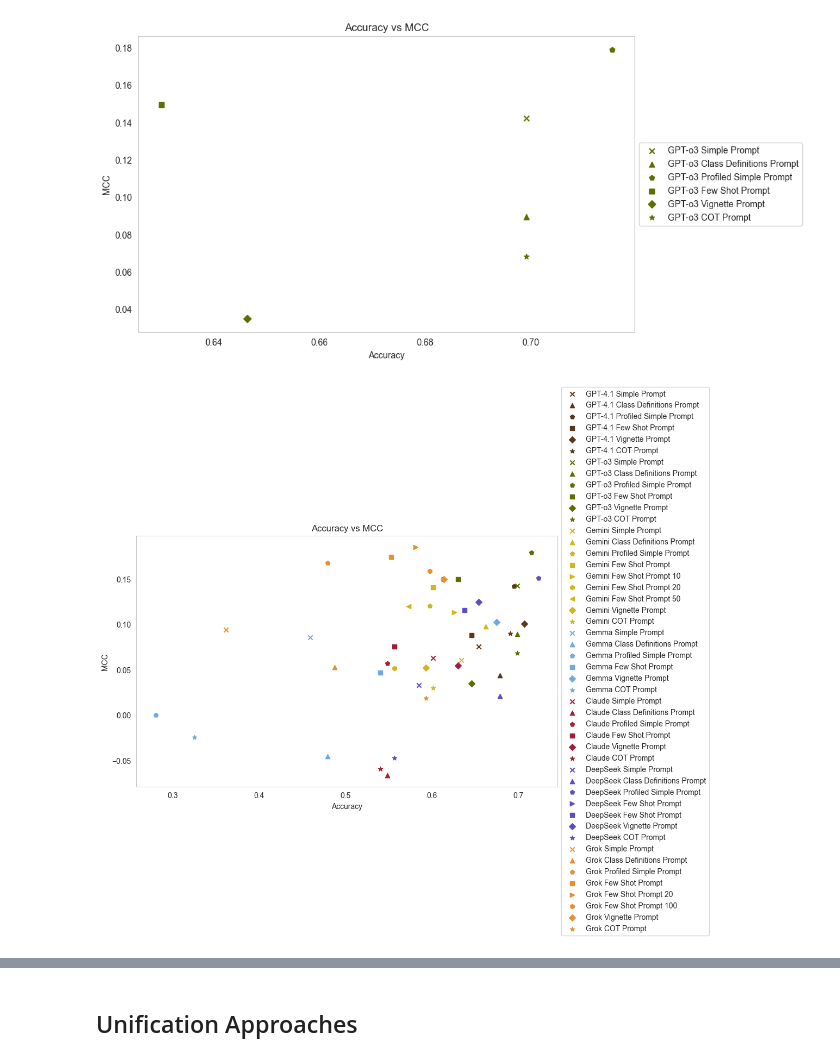
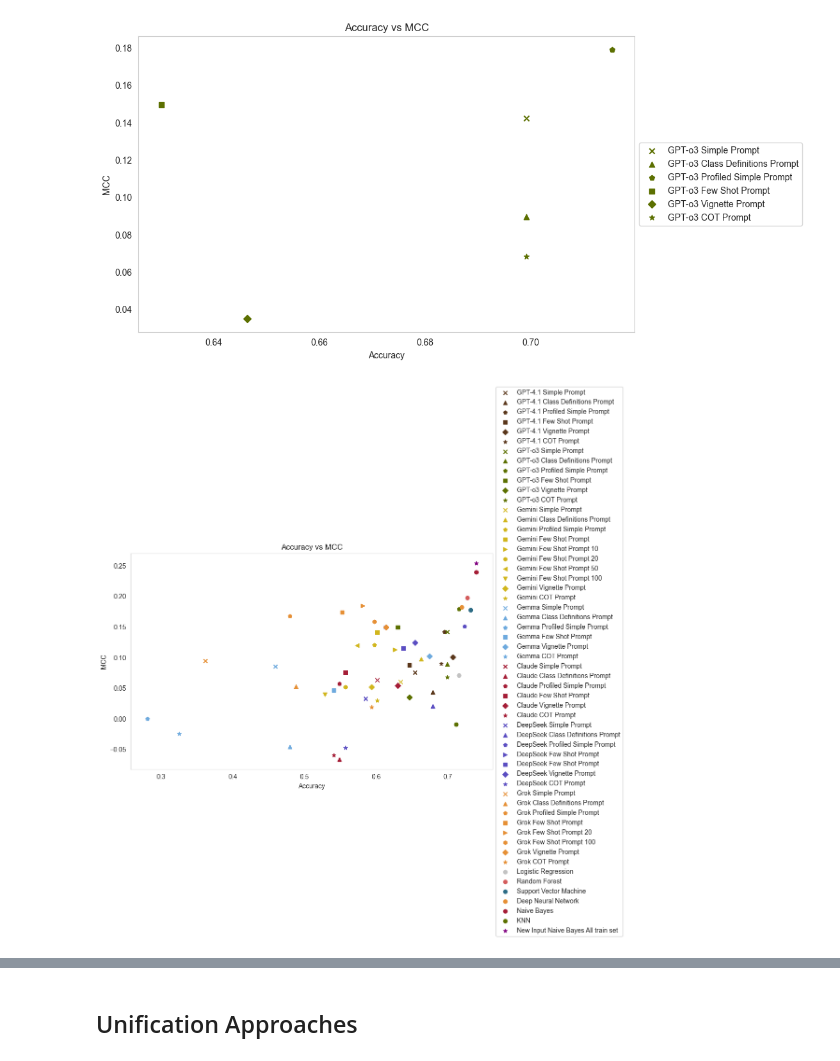
Before and after one commit to kimmizi/master_thesis, a Jupyter notebook: exp/05_Evaluation_Performance.ipynb, the cells around one changed output, grey strips where cells are left out. Cells and saved outputs as stored; diff of their text form; code cells hidden in the pictures.

```diff
--- a/exp/05_Evaluation_Performance.ipynb
+++ b/exp/05_Evaluation_Performance.ipynb
@@ -129,6 +129,7 @@ y_pred_OR_best_LLMs = pd.read_csv(
 # %%
 y_pred_new_input_dnn = pd.read_csv("04_Unification/y_pred_unification/new_input/y_pred_new_input_dnn_X_train.csv", sep = ",")
 y_pred_new_input_svc = pd.read_csv("04_Unification/y_pred_unification/new_input/y_pred_new_input_svc_X_train.csv", sep =",")
+y_pred_new_input_nb = pd.read_csv("04_Unification/y_pred_unification/new_input/y_pred_new_input_nb_X_train.csv", sep =",")
 # y_pred_new_input_svc_2 = pd.read_csv("04_Unification/y_pred_unification/new_input/y_pred_new_input_svc_all.csv", sep =",")
 # %% [markdown]
 # 1 Metrics
@@ -252,12 +253,21 @@ def calculate_metrics(y_test, y_pred):
     micro_f1 = recall_score(y_test, y_pred, average = "micro")
     mcc = matthews_corrcoef(y_test, y_pred)
 
-    cm = confusion_matrix(y_test, y_pred)
-    precision = cm[1, 1] / (cm[1, 1] + cm[0, 1])
-    recall = cm[1, 1] / (cm[1, 1] + cm[1, 0])
+    tn, fp, fn, tp = confusion_matrix(y_test, y_pred).ravel().tolist()
 
-    sensitivity = cm[1,1]/(cm[1,0]+cm[1,1])
-    specificity = cm[0,0]/(cm[0,0]+cm[0,1])
+    # cm = confusion_matrix(y_test, y_pred)
+    # precision = cm[1, 1] / (cm[1, 1] + cm[0, 1])
+    # recall = cm[1, 1] / (cm[1, 1] + cm[1, 0])
+    #
+    # sensitivity = cm[1,1]/(cm[1,0]+cm[1,1])
+    # specificity = cm[0,0]/(cm[0,0]+cm[0,1])
+
+    specificity = tn / (tn + fp)
+    sensitivity = tp / (tp + fn)
+
+    recall = tp / (tp + fn)
+    precision = tp / (tp + fp)
+
 
     fpr, tpr, thresholds = roc_curve(y_test, y_pred, pos_label = 1)
     roc_auc = auc(fpr, tpr)
@@ -415,6 +425,7 @@ metrics_OR_best_LLMs = calculate_metrics(y_test, y_pred_OR_best_LLMs["y_pred"])
 # %%
 metrics_new_input_dnn = calculate_metrics(y_test, y_pred_new_input_dnn["y_pred"])
 metrics_new_input_svc = calculate_metrics(y_test, y_pred_new_input_svc["y_pred"])
+metrics_new_input_nb = calculate_metrics(y_test, y_pred_new_input_nb["y_pred"])
 # metrics_new_input_svc_2 = calculate_metrics(y_test, y_pred_new_input_svc_2["y_pred"])
 # %%
 # print auc for all models
@@ -569,7 +580,7 @@ plt.scatter(metrics_Gemini_few_shot_prompt["accuracy"], metrics_Gemini_few_shot_
 plt.scatter(metrics_Gemini_few_shot_prompt_10["accuracy"], metrics_Gemini_few_shot_prompt_10["mcc"], label = "Gemini Few Shot Prompt 10", color = hex_colors[2], marker = ">")
 plt.scatter(metrics_Gemini_few_shot_prompt_20["accuracy"], metrics_Gemini_few_shot_prompt_20["mcc"], label = "Gemini Few Shot Prompt 20", color = hex_colors[2], marker = "h")
 plt.scatter(metrics_Gemini_few_shot_prompt_50["accuracy"], metrics_Gemini_few_shot_prompt_50["mcc"], label = "Gemini Few Shot Prompt 50", color = hex_colors[2], marker = "<")
-# plt.scatter(metrics_Gemini_few_shot_prompt_100["accuracy"], metrics_Gemini_few_shot_prompt_100["mcc"], label = "Gemini Few Shot Prompt 100", color = hex_colors[2], marker = "h")
+plt.scatter(metrics_Gemini_few_shot_prompt_100["accuracy"], metrics_Gemini_few_shot_prompt_100["mcc"], label = "Gemini Few Shot Prompt 100", color = hex_colors[2], marker = "v")
 plt.scatter(metrics_Gemini_vignette_prompt["accuracy"], metrics_Gemini_vignette_prompt["mcc"], label = "Gemini Vignette Prompt", color = hex_colors[2], marker = "D")
 plt.scatter(metrics_Gemini_cot_prompt["accuracy"], metrics_Gemini_cot_prompt["mcc"], label = "Gemini COT Prompt", color = hex_colors[2], marker = "*")
 
@@ -604,51 +615,51 @@ plt.scatter(metrics_Grok_few_shot_prompt_100["accuracy"], metrics_Grok_few_shot_
 plt.scatter(metrics_Grok_vignette_prompt["accuracy"], metrics_Grok_vignette_prompt["mcc"], label = "Grok Vignette Prompt", color = hex_colors[4], marker = "D")
 plt.scatter(metrics_Grok_cot_prompt["accuracy"], metrics_Grok_cot_prompt["mcc"], label = "Grok COT Prompt", color = hex_colors[4], marker = "*")
 
-# plt.scatter(metrics_lr["accuracy"], metrics_lr["mcc"], label = "Logistic Regression", color = hex_colors[7])
-# plt.scatter(metrics_rf["accuracy"], metrics_rf["mcc"], label = "Random Forest", color = hex_colors[1])
-# plt.scatter(metrics_svc["accuracy"], metrics_svc["mcc"], label = "Support Vector Machine", color = hex_colors[6])
-# plt.scatter(metrics_dnn["accuracy"], metrics_dnn["mcc"], label = "Deep Neural Network", color = hex_colors[4])
-# plt.scatter(metrics_nb["accuracy"], metrics_nb["mcc"], label = "Naive Bayes", color = hex_colors[0])
-# plt.scatter(metrics_knn["accuracy"], metrics_knn["mcc"], label = "KNN", color = hex_colors[9])
+plt.scatter(metrics_lr["accuracy"], metrics_lr["mcc"], label = "Logistic Regression", color = hex_colors[7])
+plt.scatter(metrics_rf["accuracy"], metrics_rf["mcc"], label = "Random Forest", color = hex_colors[1])
+plt.scatter(metrics_svc["accuracy"], metrics_svc["mcc"], label = "Support Vector Machine", color = hex_colors[6])
+plt.scatter(metrics_dnn["accuracy"], metrics_dnn["mcc"], label = "Deep Neural Network", color = hex_colors[4])
+plt.scatter(metrics_nb["accuracy"], metrics_nb["mcc"], label = "Naive Bayes", color = hex_colors[0])
+plt.scatter(metrics_knn["accuracy"], metrics_knn["mcc"], label = "KNN", color = hex_colors[9])
+
+
+# plt.scatter(metrics_best_LLM_or_best_ML["accuracy"], metrics_best_LLM_or_best_ML["mcc"], label = "OR Operator: Best LLM or Best ML", color = hex_colors[8], marker = "o")
+# # plt.scatter(metrics_OR_best_LLMs["accuracy"], metrics_OR_best_LLMs["mcc"], label = "OR Operator: Two Best LLMs", color = hex_colors[9], marker = "o")
 #
 #
-# plt.scatter(metrics_best_LLM_or_best_ML["accuracy"], metrics_best_LLM_or_best_ML["mcc"], label = "OR Operator: Best LLM or Best ML", color = hex_colors[8], marker = "o")
-# plt.scatter(metrics_OR_best_LLMs["accuracy"], metrics_OR_best_LLMs["mcc"], label = "OR Operator: Two Best LLMs", color = hex_colors[9], marker = "o")
-
-
 # plt.scatter(metrics_pov_all_models["accuracy"], metrics_pov_all_models["mcc"], label = "POV All Models", color = "black", marker = "P")
 # plt.scatter(metrics_pov_ml_votes["accuracy"], metrics_pov_ml_votes["mcc"], label = "POV ML Votes", color = "black", marker = "X")
 # plt.scatter(metrics_pov_llm_votes["accuracy"], metrics_pov_llm_votes["mcc"], label = "POV LLM Votes", color = "black", marker = "p")
 # plt.scatter(metrics_pov_simple_votes["accuracy"], metrics_pov_simple_votes["mcc"], label = "POV Simple Votes", color = "black", marker = "x")
 # plt.scatter(metrics_pov_class_definitions_votes["accuracy"], metrics_pov_class_definitions_votes["mcc"], label = "POV Class Definitions Votes", color = "black", marker = "^")
 # plt.scatter(metrics_pov_profiled_simple_votes["accuracy"], metrics_pov_profiled_simple_votes["mcc"], label = "POV Profiled Simple Votes", color = "black", marker = "p")
 # plt.scatter(metrics_pov_few_shot_votes["accuracy"], metrics_pov_few_shot_votes["mcc"], label = "POV Few Shot Votes", color = "black", marker = "s")
 # plt.scatter(metrics_pov_vignette_votes["accuracy"], metrics_pov_vignette_votes["mcc"], label = "POV Vignette Votes", color = "black", marker = "D")
 # plt.scatter(metrics_pov_cot_votes["accuracy"], metrics_pov_cot_votes["mcc"], label = "POV COT Votes", color = "black", marker = "*")
 
 
 # plt.scatter(metrics_new_input_dnn["accuracy"], metrics_new_input_dnn["mcc"], label = "New Input DNN", color = "green", marker = "s")
 # plt.scatter(metrics_new_input_svc["accuracy"], metrics_new_input_svc["mcc"], label = "New Input SVC", color = "orange", marker = "D")
-# plt.scatter(metrics_new_input_svc_2["accuracy"], metrics_new_input_svc_2["mcc"], label = "New Input SVC All train set", color = "purple", marker = "*")
+plt.scatter(metrics_new_input_nb["accuracy"], metrics_new_input_nb["mcc"], label = "New Input Naive Bayes All train set", color = "purple", marker = "*")
 
 # plt.xlim(0.3, 0.7)
 # plt.ylim(-0.05, 0.25)
 
 # plt.xlim(0, 1.02)
 # plt.ylim(-1.02, 1.02)
 
 plt.xlabel("Accuracy")
 plt.ylabel("MCC")
 plt.title("Accuracy vs MCC")
 plt.legend(loc = 'center left', bbox_to_anchor = (1, 0.5))
 plt.grid()
 
 # # save as png
 # plt.savefig("../doc/figs/01_LLM_ML_performance/accuracy_mcc_LLMs.png", dpi = 300, bbox_inches = "tight")
 # plt.savefig("../doc/figs/01_LLM_ML_performance/accuracy_mcc_all_models.png", dpi = 300, bbox_inches = "tight")
 # plt.savefig("../doc/figs/01_LLM_ML_performance/accuracy_mcc_LLMs_ML_0_1.png", dpi = 300, bbox_inches = "tight")
 # %% [output]
-[figure, old version]
+[figure, new version]
 # %%
 # plot sensitivity vs specificity for all simple prompts
 plt.figure(figsize = (10, 6))
```
Also changed, not shown: parts of 5 cells of this notebook, 8 other files.
